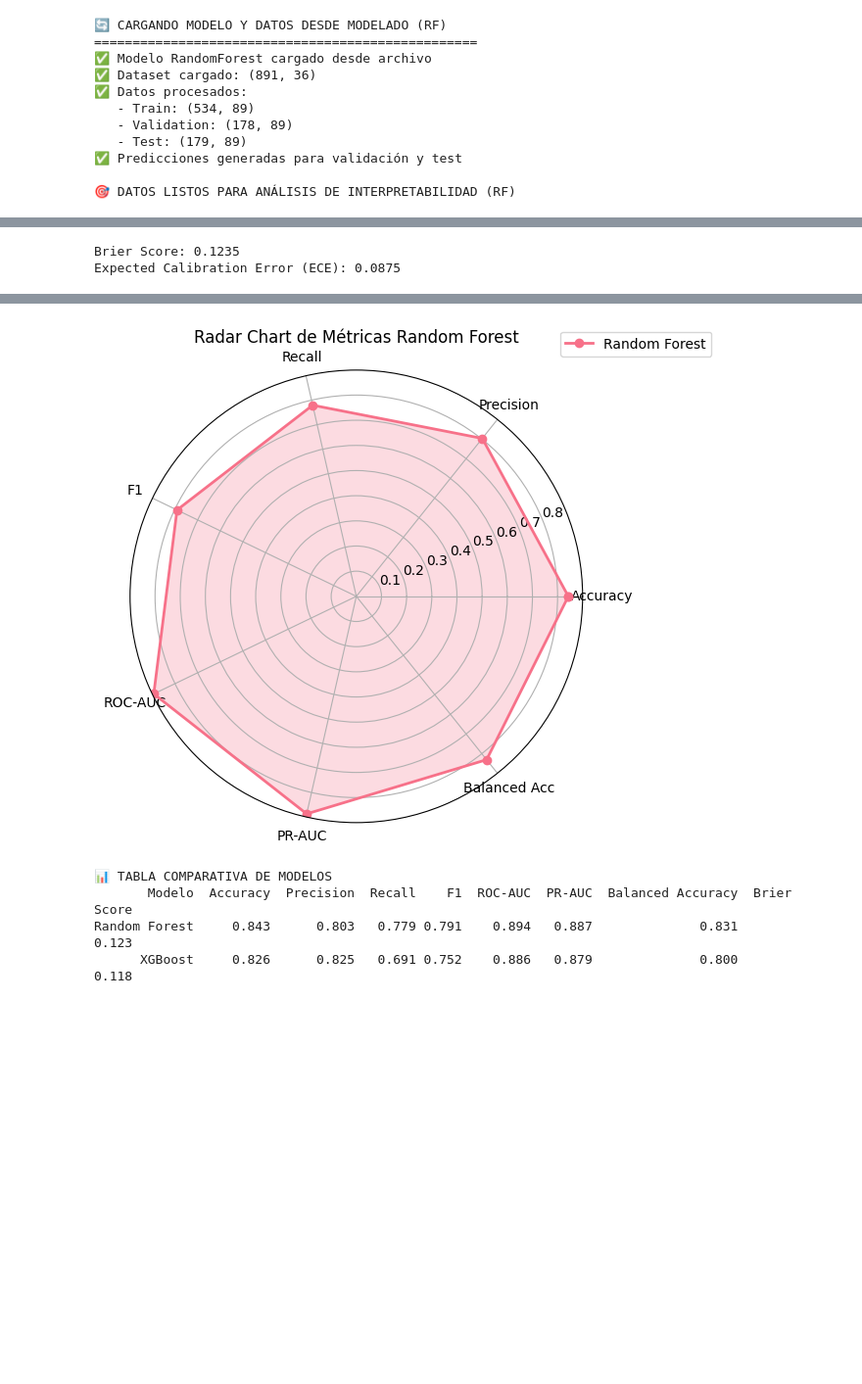
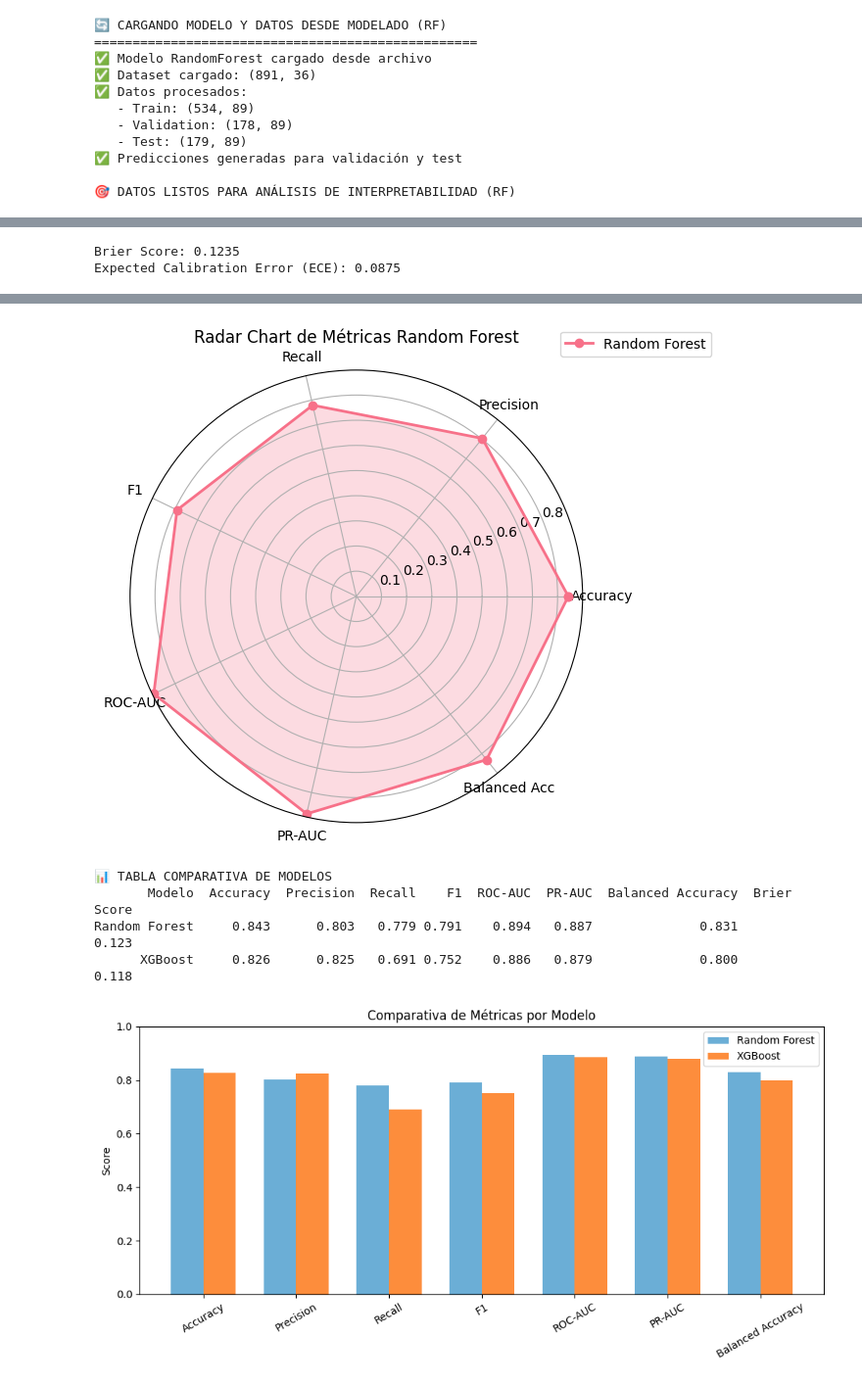
Before and after one commit to santiagosauma/ConcentracionAI, a Jupyter notebook: Entrega3/Entrega3_Interpretabilidad.ipynb, the cells around one changed output, grey strips where cells are left out. Shown at 98% size. Saved outputs shown, nothing was run; the diff lists cells and outputs as text; code cells hidden in the pictures; blank space fills up the shorter version.

Commit message:
models graph

```diff
--- a/Entrega3/Entrega3_Interpretabilidad.ipynb
+++ b/Entrega3/Entrega3_Interpretabilidad.ipynb
@@ -1791,6 +1791,24 @@ tabla_comparativa = pd.DataFrame([
 ])
 
 print(tabla_comparativa.round(3).to_string(index=False))
+
+
+metricas = ['Accuracy', 'Precision', 'Recall', 'F1', 'ROC-AUC', 'PR-AUC', 'Balanced Accuracy']
+x = np.arange(len(metricas))
+width = 0.35
+
+fig, ax = plt.subplots(figsize=(10,5))
+ax.bar(x - width/2, tabla_comparativa.loc[0, metricas], width, label='Random Forest', color='#6baed6')
+ax.bar(x + width/2, tabla_comparativa.loc[1, metricas], width, label='XGBoost', color='#fd8d3c')
+
+ax.set_ylabel('Score')
+ax.set_title('Comparativa de Métricas por Modelo')
+ax.set_xticks(x)
+ax.set_xticklabels(metricas, rotation=30)
+ax.set_ylim(0, 1)
+ax.legend()
+plt.tight_layout()
+plt.show()
 # %% [output]
 🔎 MÉTRICAS BÁSICAS RANDOM FOREST
    • Accuracy: 0.8427
@@ -1807,24 +1825,25 @@ print(tabla_comparativa.round(3).to_string(index=False))
 [figure]
 📋 TABLA RESUMEN POR GRUPOS:
             Grupo   N  Accuracy  Precision  Recall    F1  ROC_AUC
       Género_male 113     0.876      0.692   0.474 0.562    0.741
     Género_female  65     0.785      0.830   0.898 0.863    0.867
           Clase_1  41     0.878      0.923   0.889 0.906    0.921
           Clase_2  37     0.892      0.900   0.900 0.900    0.947
           Clase_3 100     0.810      0.550   0.524 0.537    0.770
     Edad_Menor_18  32     0.906      0.867   0.929 0.897    0.944
       Edad_Adulto  39     0.846      0.867   0.765 0.812    0.925
 Edad_Adulto_Joven 102     0.833      0.765   0.743 0.754    0.872
        Edad_Mayor   5     0.600      0.500   0.500 0.500    0.500
   Familia_Pequeña  48     0.792      0.812   0.867 0.839    0.889
      Familia_Solo 109     0.844      0.750   0.677 0.712    0.848
    Familia_Grande  21     0.952      1.000   0.857 0.923    0.980
 [figure]
 Brier Score: 0.1235
 Expected Calibration Error (ECE): 0.0875
 [figure]
 [figure]
 📊 TABLA COMPARATIVA DE MODELOS
        Modelo  Accuracy  Precision  Recall    F1  ROC-AUC  PR-AUC  Balanced Accuracy  Brier Score
 Random Forest     0.843      0.803   0.779 0.791    0.894   0.887              0.831        0.123
       XGBoost     0.826      0.825   0.691 0.752    0.886   0.879              0.800        0.118
+[figure, added]
```
Also changed, not shown: parts of 1 cell of this notebook.
